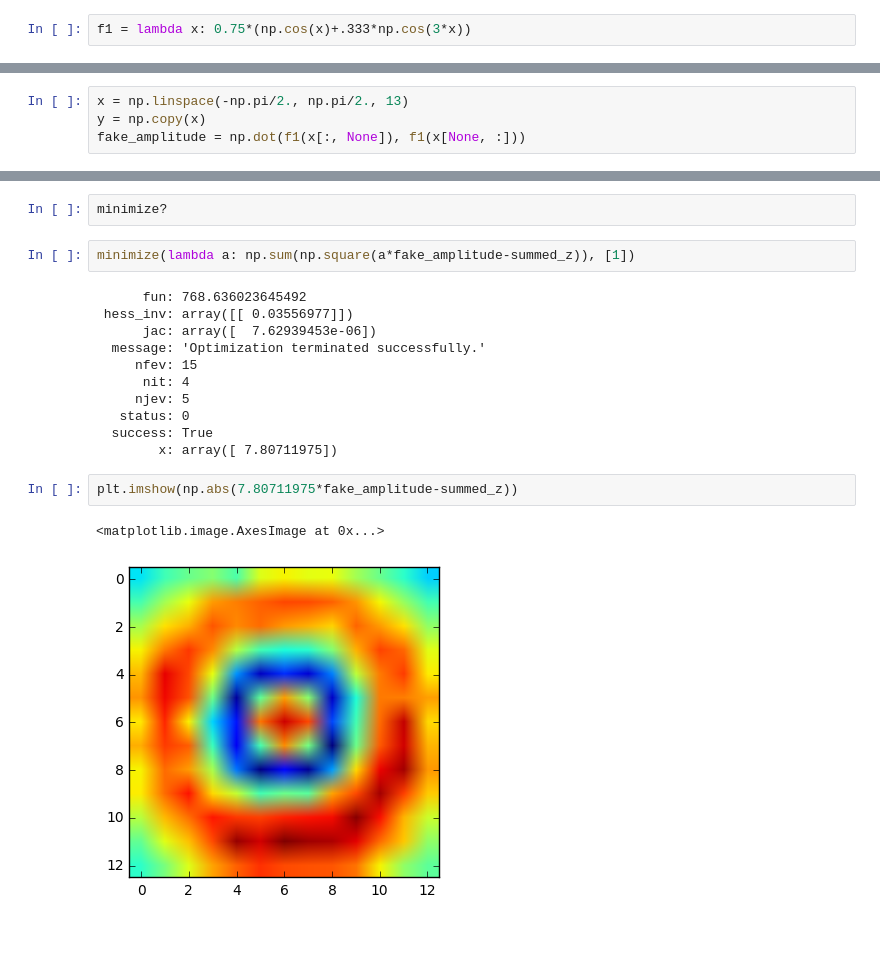
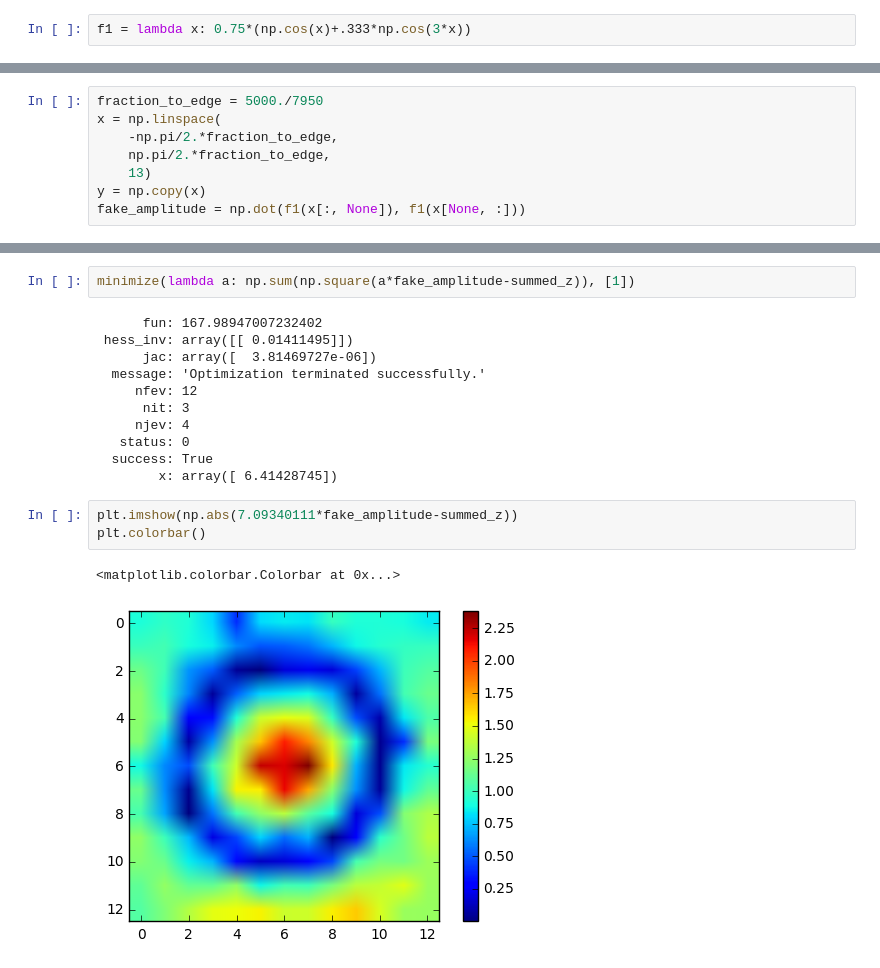
Before and after one commit to ry-dgel/Chladni, a Jupyter notebook: fitting_amplitude_data.ipynb, the cells around one changed output, grey strips where cells are left out. Saved outputs shown, nothing was run; the diff lists cells and outputs as text; blank space fills up the shorter version.

```diff
--- a/fitting_amplitude_data.ipynb
+++ b/fitting_amplitude_data.ipynb
@@ -20,5 +25,9 @@ f1 = lambda x: 0.75*(np.cos(x)+.333*np.cos(3*x))
 # %%
-x = np.linspace(-np.pi/2., np.pi/2., 13)
+fraction_to_edge = 5000./7950
+x = np.linspace(
+    -np.pi/2.*fraction_to_edge,
+    np.pi/2.*fraction_to_edge,
+    13)
 y = np.copy(x)
 fake_amplitude = np.dot(f1(x[:, None]), f1(x[None, :]))
 # %%
@@ -29,20 +39,19 @@ plt.imshow(fake_amplitude)
-# %%
-minimize?
 # %%
 minimize(lambda a: np.sum(np.square(a*fake_amplitude-summed_z)), [1])
 # %% [output]
-      fun: 768.636023645492
- hess_inv: array([[ 0.03556977]])
-      jac: array([  7.62939453e-06])
+      fun: 167.98947007232402
+ hess_inv: array([[ 0.01411495]])
+      jac: array([  3.81469727e-06])
   message: 'Optimization terminated successfully.'
-     nfev: 15
-      nit: 4
-     njev: 5
+     nfev: 12
+      nit: 3
+     njev: 4
    status: 0
   success: True
-        x: array([ 7.80711975])
+        x: array([ 6.41428745])
 # %%
-plt.imshow(np.abs(7.80711975*fake_amplitude-summed_z))
+plt.imshow(np.abs(7.09340111*fake_amplitude-summed_z))
+plt.colorbar()
 # %% [output]
-<matplotlib.image.AxesImage at 0x...>
+<matplotlib.colorbar.Colorbar at 0x...>
-[figure, old version]
+[figure, new version]
```
Also changed, not shown: parts of 4 cells of this notebook.
